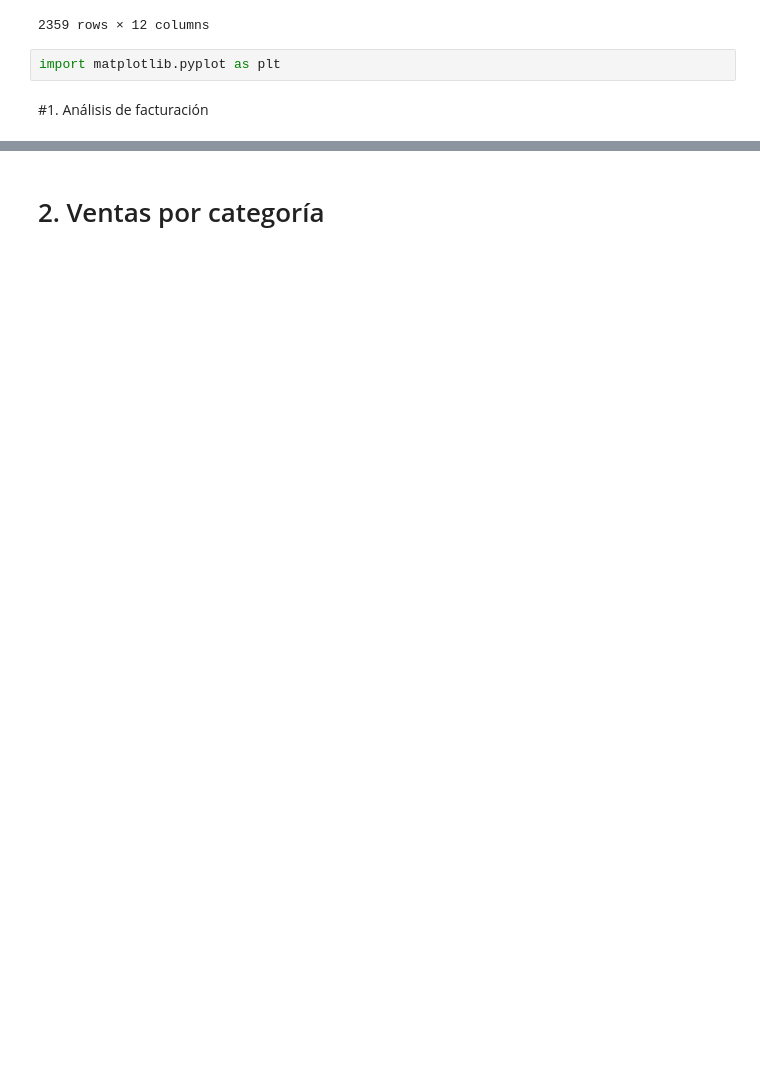
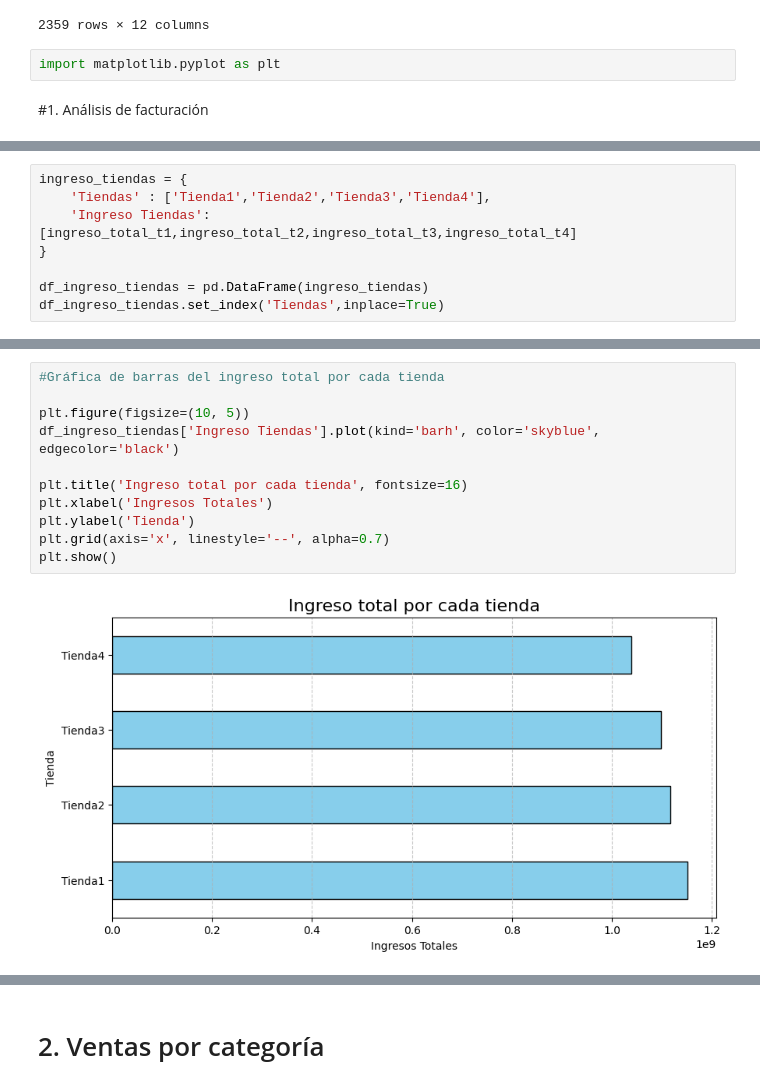
Before and after one commit to JuanJ13/Challenge-I---Data-Science, a Jupyter notebook: Challenge_I_AluraStoreLatam.ipynb, the cells around one changed output, grey strips where cells are left out. Saved outputs shown, nothing was run; the diff lists cells and outputs as text; blank space fills up the shorter version.

Commit message:
Se realizaron correciones para cada item. Adicionalmente se adicionaron las gráficas correspondientes

```diff
--- a/Challenge_I_AluraStoreLatam.ipynb
+++ b/Challenge_I_AluraStoreLatam.ipynb
@@ -70,0 +71,8 @@ np.float64(1038375700.0)
+# %%
+ingreso_tiendas = {
+    'Tiendas' : ['Tienda1','Tienda2','Tienda3','Tienda4'],
+    'Ingreso Tiendas': [ingreso_total_t1,ingreso_total_t2,ingreso_total_t3,ingreso_total_t4]
+}
+
+df_ingreso_tiendas = pd.DataFrame(ingreso_tiendas)
+df_ingreso_tiendas.set_index('Tiendas',inplace=True)
@@ -70,0 +88,13 @@ np.float64(1038375700.0)
+# %%
+#Gráfica de barras del ingreso total por cada tienda
+
+plt.figure(figsize=(10, 5))
+df_ingreso_tiendas['Ingreso Tiendas'].plot(kind='barh', color='skyblue', edgecolor='black')
+
+plt.title('Ingreso total por cada tienda', fontsize=16)
+plt.xlabel('Ingresos Totales')
+plt.ylabel('Tienda')
+plt.grid(axis='x', linestyle='--', alpha=0.7)
+plt.show()
+# %% [output]
+[figure, added]
```
Also changed, not shown: parts of 44 cells of this notebook.
